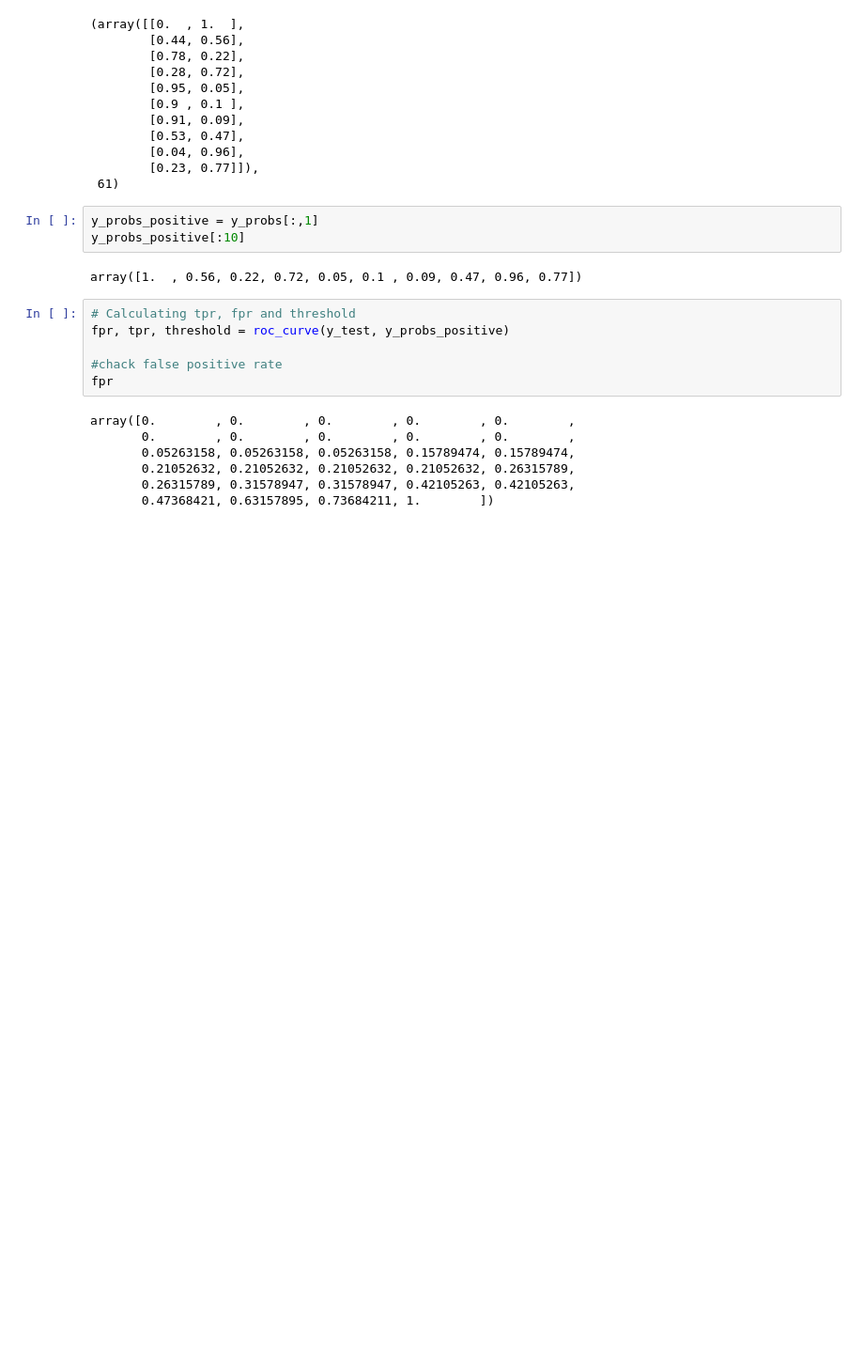
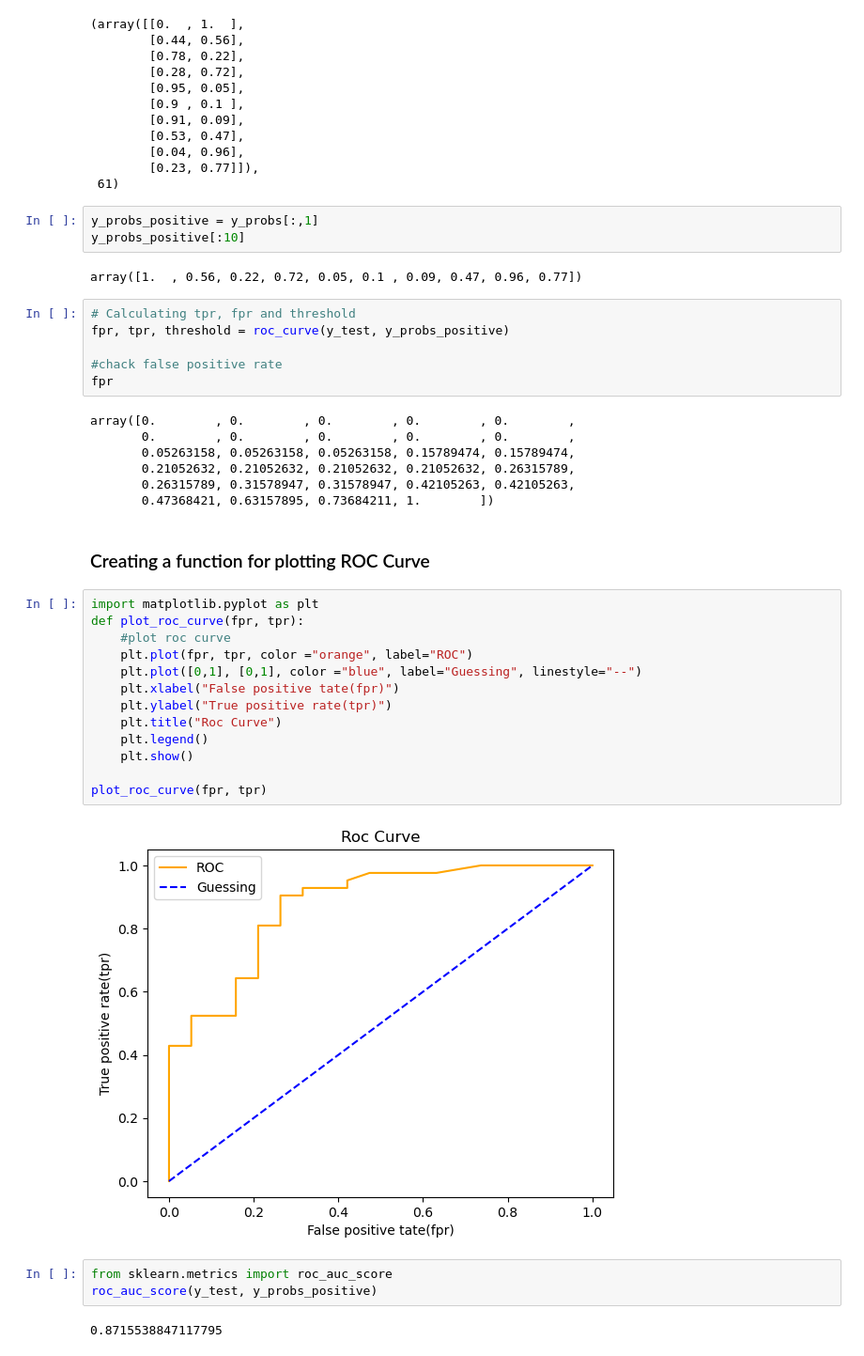
Before and after one commit to ankitx55/Machine_learning, a Jupyter notebook: sklearn/Evaluating_classic_model.ipynb, the cells around one changed output. Shown at 94% size. Cells and saved outputs as stored; diff of their text form; blank space fills up the shorter version.

```diff
--- a/sklearn/Evaluating_classic_model.ipynb
+++ b/sklearn/Evaluating_classic_model.ipynb
@@ -109,3 +109,25 @@ array([0.        , 0.        , 0.        , 0.        , 0.        ,
        0.21052632, 0.21052632, 0.21052632, 0.21052632, 0.26315789,
        0.26315789, 0.31578947, 0.31578947, 0.42105263, 0.42105263,
        0.47368421, 0.63157895, 0.73684211, 1.        ])
+# %% [markdown]
+### Creating a function for plotting ROC Curve
+# %%
+import matplotlib.pyplot as plt
+def plot_roc_curve(fpr, tpr):
+    #plot roc curve
+    plt.plot(fpr, tpr, color ="orange", label="ROC")
+    plt.plot([0,1], [0,1], color ="blue", label="Guessing", linestyle="--")
+    plt.xlabel("False positive tate(fpr)")
+    plt.ylabel("True positive rate(tpr)")
+    plt.title("Roc Curve")
+    plt.legend()
+    plt.show()
+
+plot_roc_curve(fpr, tpr)
+# %% [output]
+[figure, added]
+# %%
+from sklearn.metrics import roc_auc_score
+roc_auc_score(y_test, y_probs_positive)
+# %% [output]
+0.8715538847117795
```
Also changed, not shown: parts of 6 cells of this notebook.
